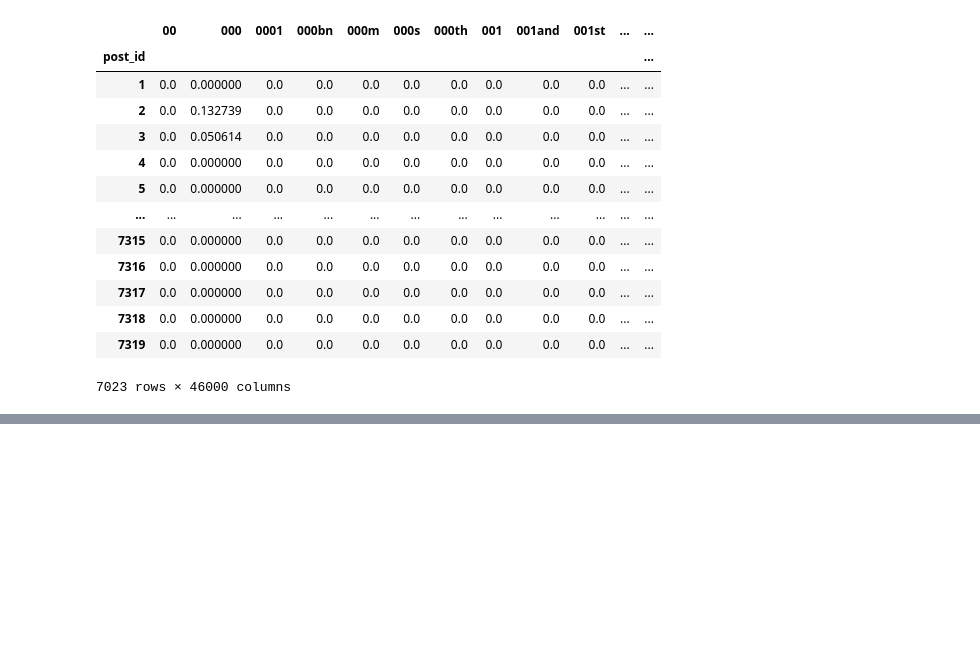
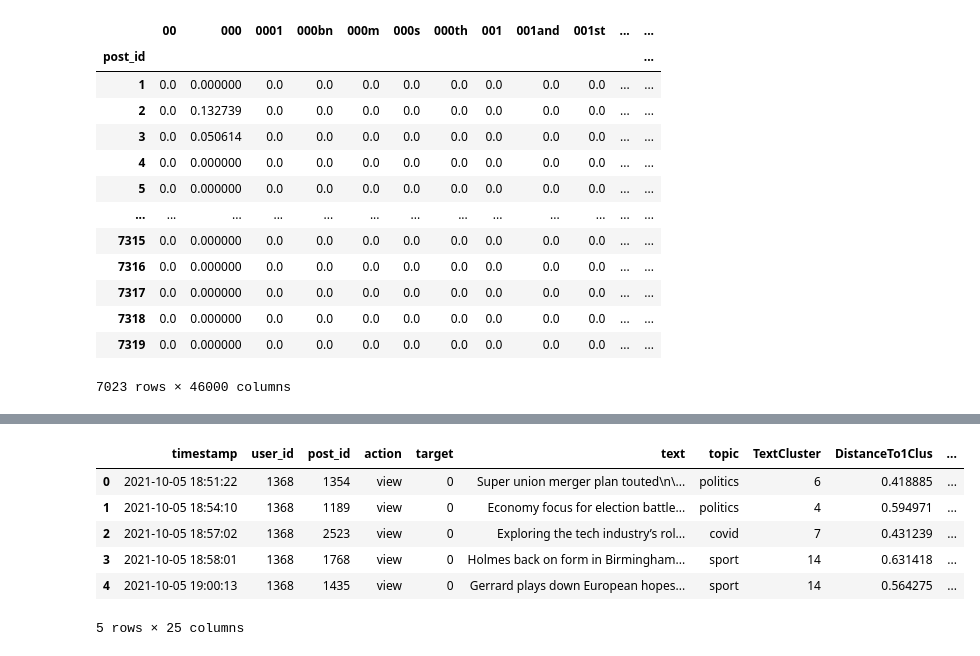
Before and after one commit to Dmitrysw/recom_sys, a Jupyter notebook: Baseline.ipynb, the cells around one changed output, grey strips where cells are left out. Saved outputs shown, nothing was run; the diff lists cells and outputs as text; code cells hidden in the pictures; blank space fills up the shorter version.

```diff
--- a/Baseline.ipynb
+++ b/Baseline.ipynb
@@ -251,0 +272,13 @@ posts_info.head()
+# %%
+#А еще выделим признаки из timestamp
+df["hour"] = pd.to_datetime(df["timestamp"]).apply(lambda x: x.hour)
+df["month"] = pd.to_datetime(df["timestamp"]).apply(lambda x: x.month)
+df.head()
+# %% [output]
+|  | timestamp | user_id | post_id | action | target | text | topic | TextCluster | DistanceTo1Clus | ... |
+| 0 | 2021-10-05 18:51:22 | 1368 | 1354 | view | 0 | Super union merger plan touted\n\... | politics | 6 | 0.418885 | ... |
+| 1 | 2021-10-05 18:54:10 | 1368 | 1189 | view | 0 | Economy focus for election battle... | politics | 4 | 0.594971 | ... |
+| 2 | 2021-10-05 18:57:02 | 1368 | 2523 | view | 0 | Exploring the tech industry’s rol... | covid | 7 | 0.431239 | ... |
+| 3 | 2021-10-05 18:58:01 | 1368 | 1768 | view | 0 | Holmes back on form in Birmingham... | sport | 14 | 0.631418 | ... |
+| 4 | 2021-10-05 19:00:13 | 1368 | 1435 | view | 0 | Gerrard plays down European hopes... | sport | 14 | 0.564275 | ... |
+5 rows × 25 columns
```
Also changed, not shown: parts of 19 cells of this notebook.
